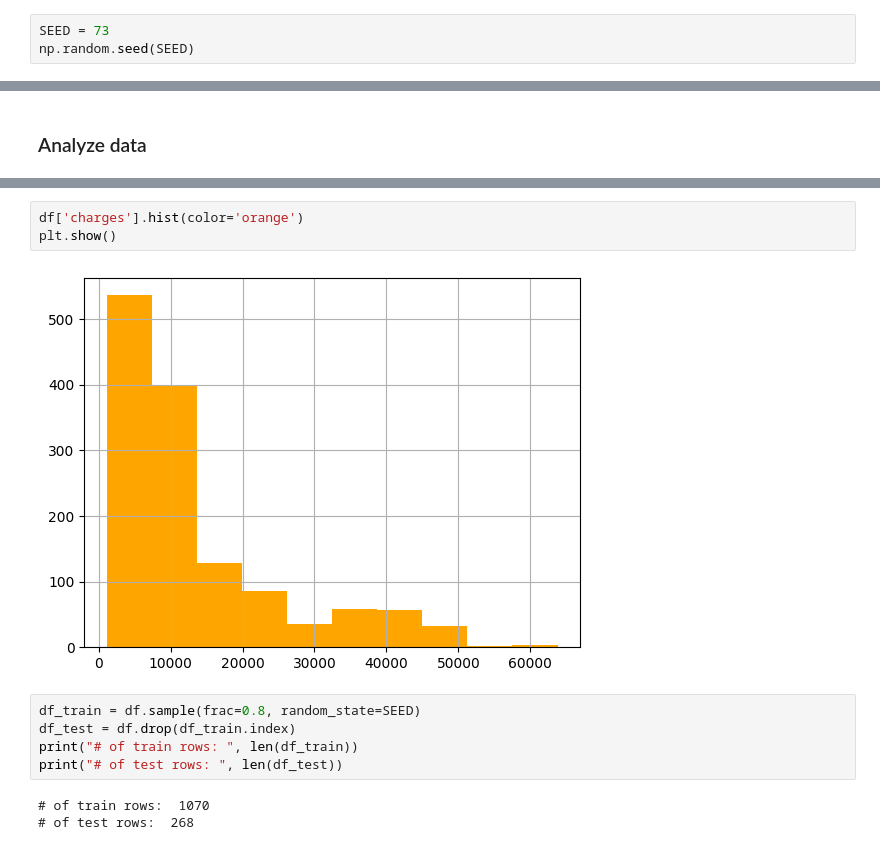
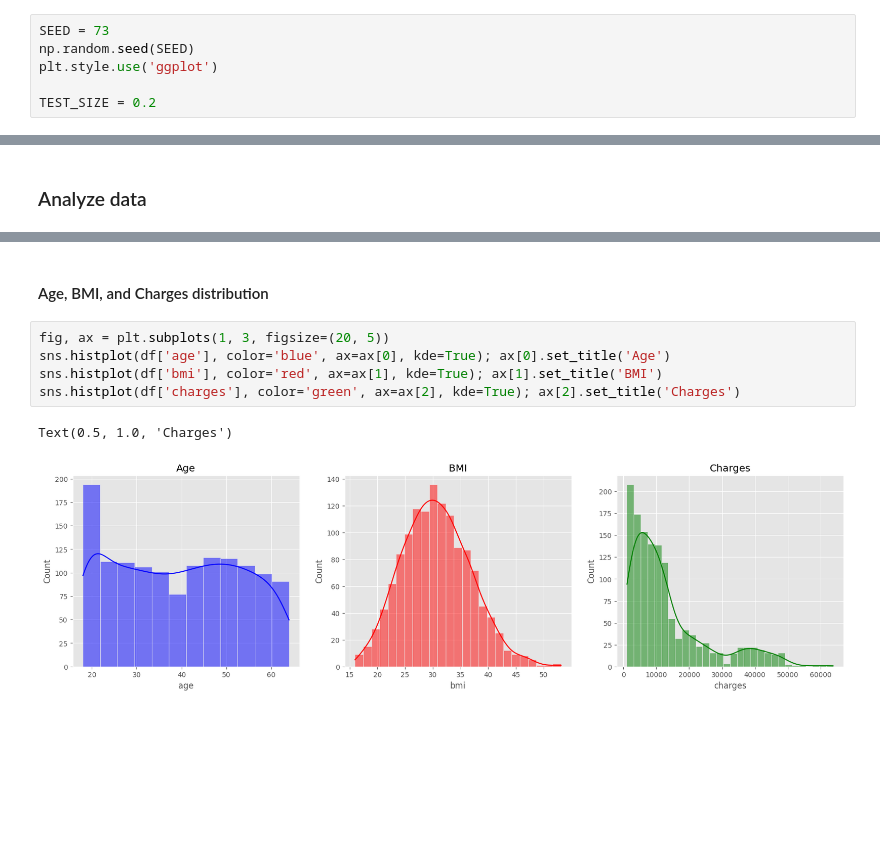
Before and after one commit to azmiozgen/utilynx, a Jupyter notebook: lib/machine_learning/exercise_regression_2.ipynb, the cells around one changed output, grey strips where cells are left out. Drawn from its saved outputs; the diff is of its cells as text; blank space fills up the shorter version.

```diff
--- a/lib/machine_learning/exercise_regression_2.ipynb
+++ b/lib/machine_learning/exercise_regression_2.ipynb
@@ -7,6 +20,9 @@ import pandas as pd
 # %%
 SEED = 73
 np.random.seed(SEED)
+plt.style.use('ggplot')
+
+TEST_SIZE = 0.2
 # %% [markdown]
 ## Get data
 # %%
@@ -74,13 +81,10 @@ plt.show()
-# %%
-df['charges'].hist(color='orange')
-plt.show()
-# %% [output]
-[figure, removed]
-# %%
-df_train = df.sample(frac=0.8, random_state=SEED)
-df_test = df.drop(df_train.index)
-print("# of train rows: ", len(df_train))
-print("# of test rows: ", len(df_test))
-# %% [output]
-# of train rows:  1070
-# of test rows:  268
+# %% [markdown]
+#### Age, BMI, and Charges distribution
+# %%
+fig, ax = plt.subplots(1, 3, figsize=(20, 5))
+sns.histplot(df['age'], color='blue', ax=ax[0], kde=True); ax[0].set_title('Age')
+sns.histplot(df['bmi'], color='red', ax=ax[1], kde=True); ax[1].set_title('BMI')
+sns.histplot(df['charges'], color='green', ax=ax[2], kde=True); ax[2].set_title('Charges')
+# %% [output]
+Text(0.5, 1.0, 'Charges')
+[figure, added]
```
Also changed, not shown: parts of 37 cells of this notebook.
